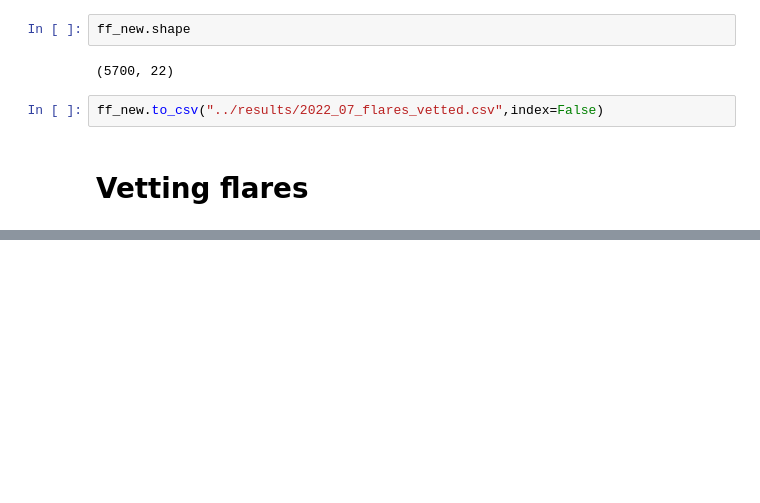
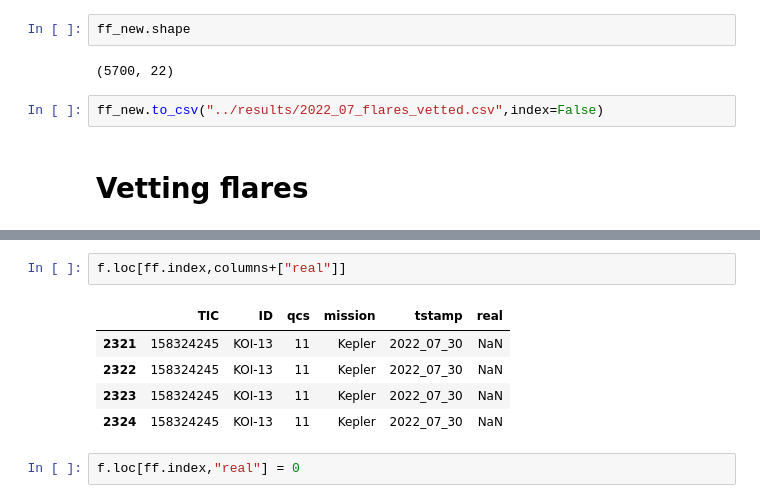
Before and after one commit to ekaterinailin/flaring-spi, a Jupyter notebook: notebooks/_03_check_flares.ipynb, the cells around one changed output, grey strips where cells are left out. Cells and saved outputs as stored; diff of their text form; blank space fills up the shorter version.

```diff
--- a/notebooks/_03_check_flares.ipynb
+++ b/notebooks/_03_check_flares.ipynb
@@ -98,0 +126,10 @@ for j, flare in ff.iloc[:].iterrows():
+# %%
+f.loc[ff.index,columns+["real"]]
+# %% [output]
+|  | TIC | ID | qcs | mission | tstamp | real |
+| 2321 | 158324245 | KOI-13 | 11 | Kepler | 2022_07_30 | NaN |
+| 2322 | 158324245 | KOI-13 | 11 | Kepler | 2022_07_30 | NaN |
+| 2323 | 158324245 | KOI-13 | 11 | Kepler | 2022_07_30 | NaN |
+| 2324 | 158324245 | KOI-13 | 11 | Kepler | 2022_07_30 | NaN |
+# %%
+f.loc[ff.index,"real"] = 0
```
Also changed, not shown: parts of 3 cells of this notebook, 1 other file.
